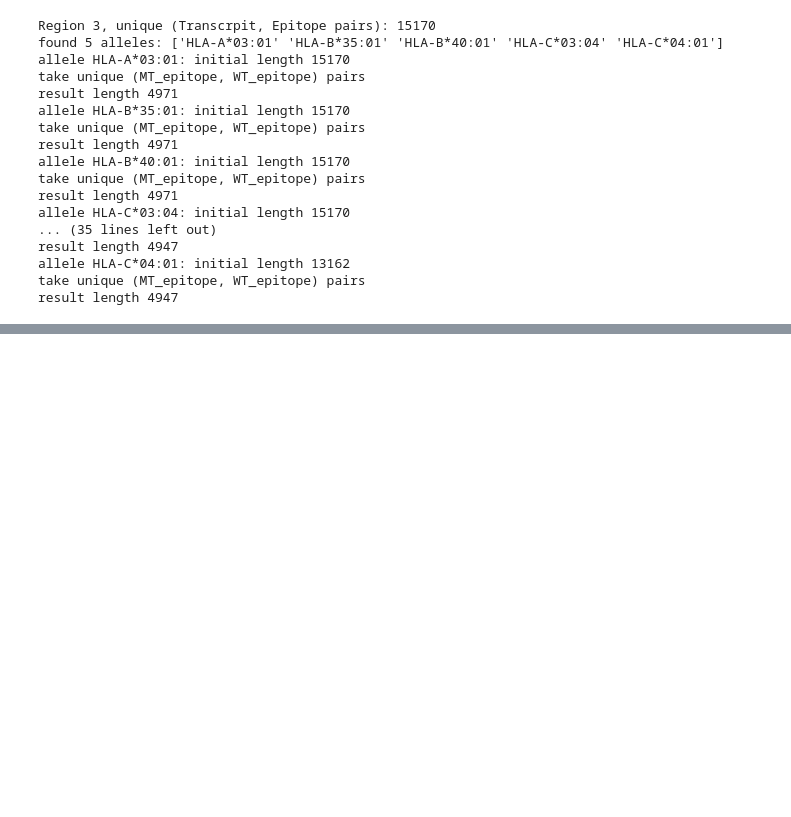
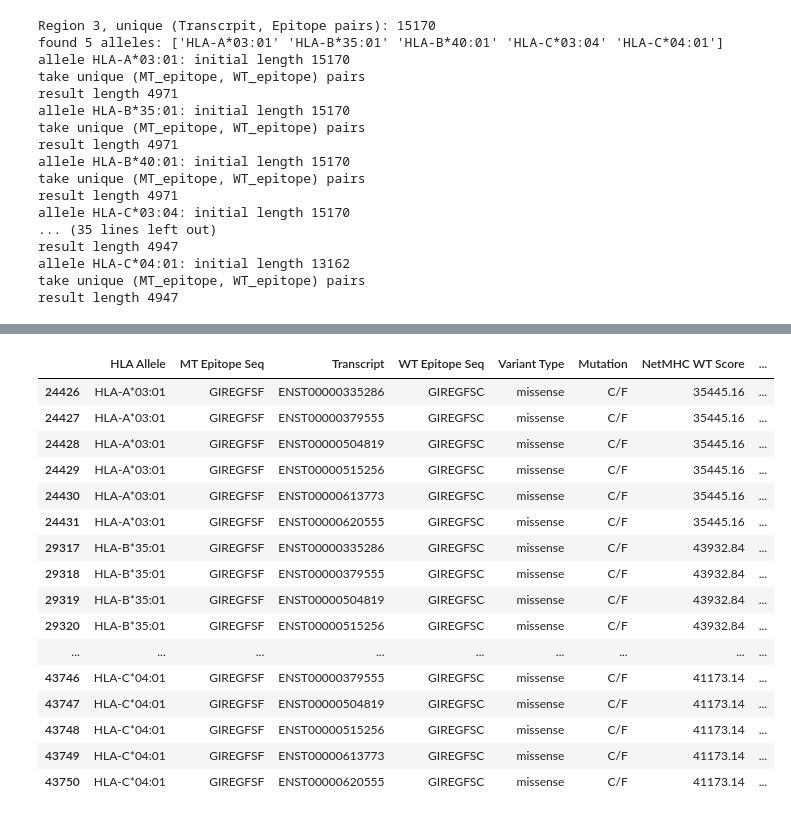
Before and after one commit to denklewer/MHC_predictor, a Jupyter notebook: gbm122_processing/gbm122_data_reading.ipynb, the cells around one changed output, grey strips where cells are left out. Cells and saved outputs as stored; diff of their text form; code cells hidden in the pictures; blank space fills up the shorter version.

```diff
--- a/gbm122_processing/gbm122_data_reading.ipynb
+++ b/gbm122_processing/gbm122_data_reading.ipynb
@@ -64,3 +83,25 @@ df
 # %%
 df = per_region_total_df[2]
+# %%
+df[df['MT Epitope Seq'] == 'GIREGFSF'][['HLA Allele','MT Epitope Seq', 'Transcript', 'WT Epitope Seq', 'Variant Type',
+       'Mutation', 'NetMHC WT Score',
+       'NetMHC MT Score', 'NetMHCpan WT Score', 'NetMHCpan MT Score']]
+# %% [output]
+|  | HLA Allele | MT Epitope Seq | Transcript | WT Epitope Seq | Variant Type | Mutation | NetMHC WT Score | ... |
+| 24426 | HLA-A*03:01 | GIREGFSF | ENST00000335286 | GIREGFSC | missense | C/F | 35445.16 | ... |
+| 24427 | HLA-A*03:01 | GIREGFSF | ENST00000379555 | GIREGFSC | missense | C/F | 35445.16 | ... |
+| 24428 | HLA-A*03:01 | GIREGFSF | ENST00000504819 | GIREGFSC | missense | C/F | 35445.16 | ... |
+| 24429 | HLA-A*03:01 | GIREGFSF | ENST00000515256 | GIREGFSC | missense | C/F | 35445.16 | ... |
+| 24430 | HLA-A*03:01 | GIREGFSF | ENST00000613773 | GIREGFSC | missense | C/F | 35445.16 | ... |
+| 24431 | HLA-A*03:01 | GIREGFSF | ENST00000620555 | GIREGFSC | missense | C/F | 35445.16 | ... |
+| 29317 | HLA-B*35:01 | GIREGFSF | ENST00000335286 | GIREGFSC | missense | C/F | 43932.84 | ... |
+| 29318 | HLA-B*35:01 | GIREGFSF | ENST00000379555 | GIREGFSC | missense | C/F | 43932.84 | ... |
+| 29319 | HLA-B*35:01 | GIREGFSF | ENST00000504819 | GIREGFSC | missense | C/F | 43932.84 | ... |
+| 29320 | HLA-B*35:01 | GIREGFSF | ENST00000515256 | GIREGFSC | missense | C/F | 43932.84 | ... |
+| ... | ... | ... | ... | ... | ... | ... | ... | ... |
+| 43746 | HLA-C*04:01 | GIREGFSF | ENST00000379555 | GIREGFSC | missense | C/F | 41173.14 | ... |
+| 43747 | HLA-C*04:01 | GIREGFSF | ENST00000504819 | GIREGFSC | missense | C/F | 41173.14 | ... |
+| 43748 | HLA-C*04:01 | GIREGFSF | ENST00000515256 | GIREGFSC | missense | C/F | 41173.14 | ... |
+| 43749 | HLA-C*04:01 | GIREGFSF | ENST00000613773 | GIREGFSC | missense | C/F | 41173.14 | ... |
+| 43750 | HLA-C*04:01 | GIREGFSF | ENST00000620555 | GIREGFSC | missense | C/F | 41173.14 | ... |
 # %%
```
Also changed, not shown: parts of 8 cells of this notebook, 15 other files.
